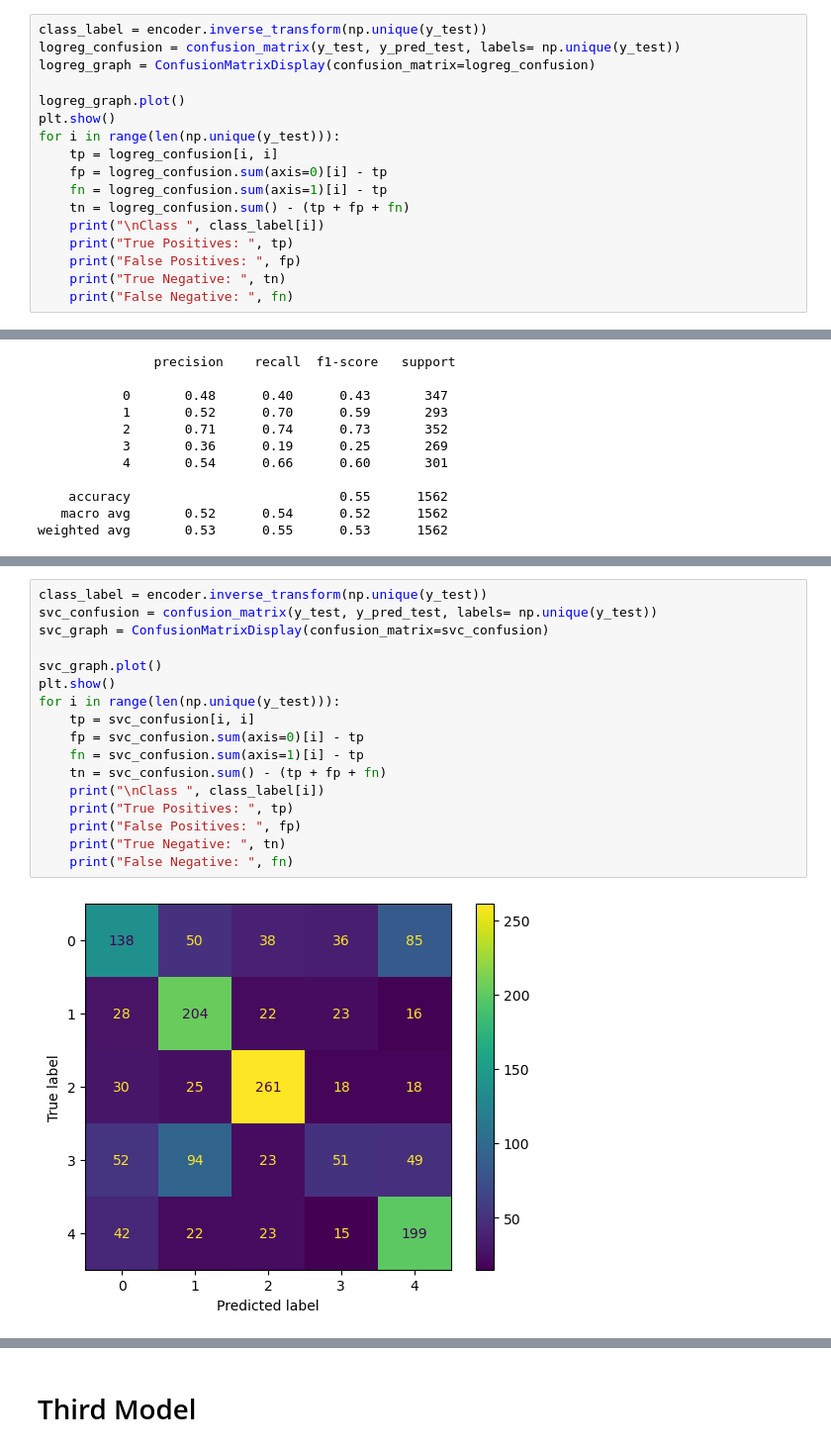
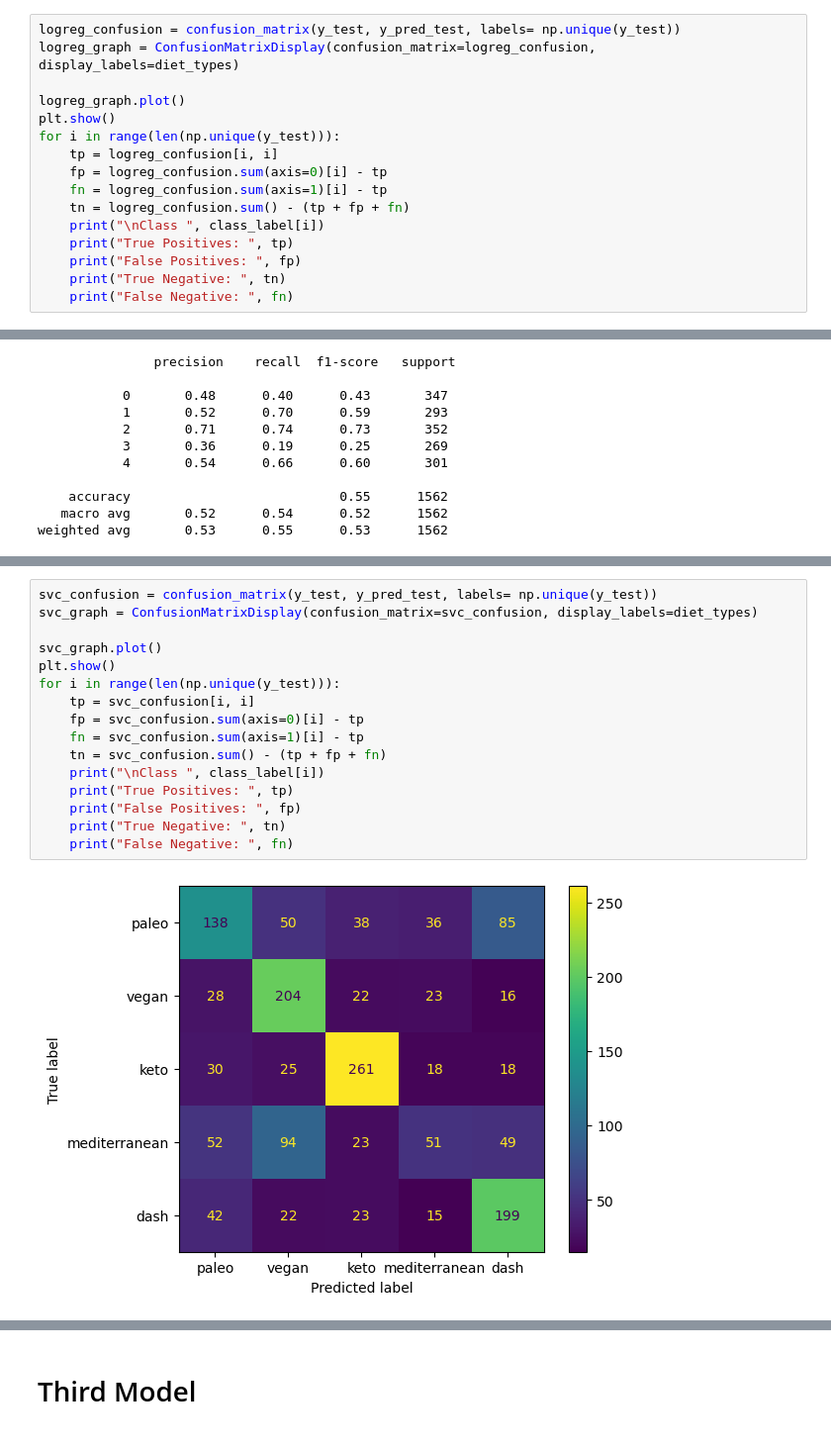
Before and after one commit to DaikonPlays/UCSD-CSE-151A-Project, a Jupyter notebook: src/diet_classifer.ipynb, the cells around one changed output, grey strips where cells are left out. Shown at 99% size. Drawn from its saved outputs; the diff is of its cells as text.

```diff
--- a/src/diet_classifer.ipynb
+++ b/src/diet_classifer.ipynb
@@ -245,7 +245,6 @@ ax.set_xticklabels(categories);
 # %%
-class_label = encoder.inverse_transform(np.unique(y_test))
 logreg_confusion = confusion_matrix(y_test, y_pred_test, labels= np.unique(y_test))
-logreg_graph = ConfusionMatrixDisplay(confusion_matrix=logreg_confusion)
+logreg_graph = ConfusionMatrixDisplay(confusion_matrix=logreg_confusion, display_labels=diet_types)
 
 logreg_graph.plot()
 plt.show()
@@ -335,22 +334,21 @@ ax.set_xticklabels(categories);
 # %%
-class_label = encoder.inverse_transform(np.unique(y_test))
 svc_confusion = confusion_matrix(y_test, y_pred_test, labels= np.unique(y_test))
-svc_graph = ConfusionMatrixDisplay(confusion_matrix=svc_confusion)
+svc_graph = ConfusionMatrixDisplay(confusion_matrix=svc_confusion, display_labels=diet_types)
 
 svc_graph.plot()
 plt.show()
 for i in range(len(np.unique(y_test))):
     tp = svc_confusion[i, i]
     fp = svc_confusion.sum(axis=0)[i] - tp
     fn = svc_confusion.sum(axis=1)[i] - tp
     tn = svc_confusion.sum() - (tp + fp + fn)
     print("\nClass ", class_label[i])
     print("True Positives: ", tp)
     print("False Positives: ", fp)
     print("True Negative: ", tn)
     print("False Negative: ", fn)
 # %% [output]
-[figure, old version]
+[figure, new version]
 Class  dash
 True Positives:  138
 False Positives:  152
```
Also changed, not shown: parts of 6 cells of this notebook.
